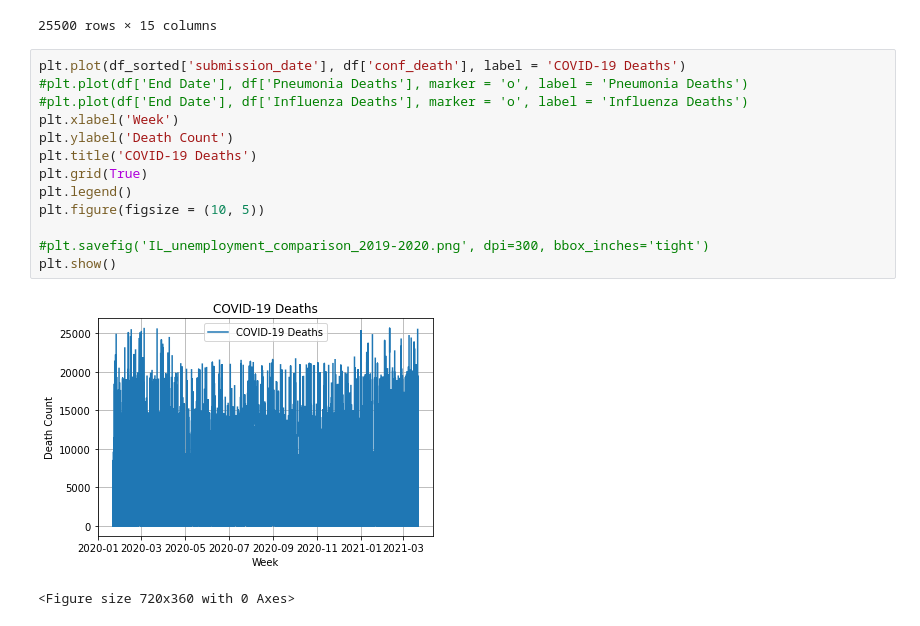
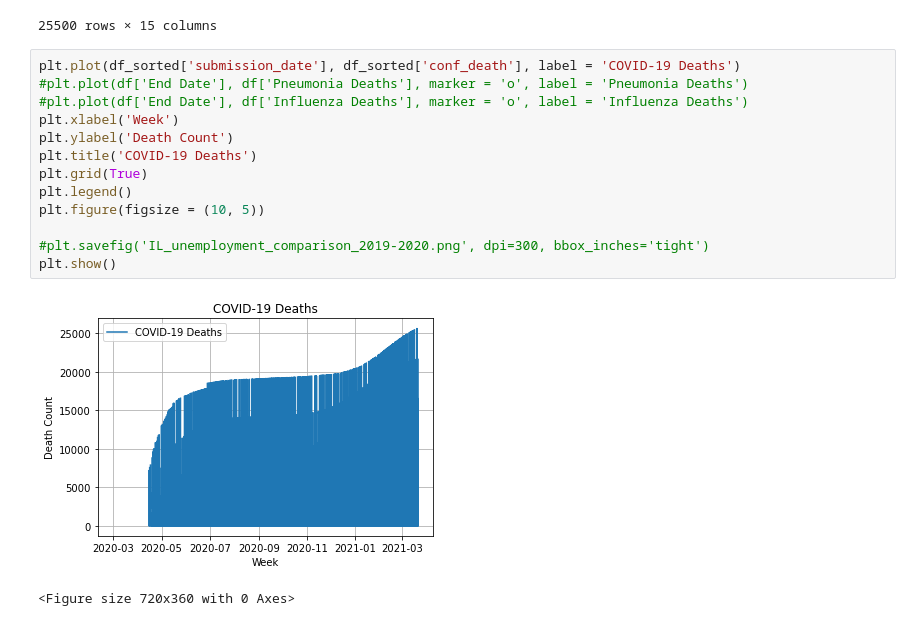
Before and after one commit to erickzli/IS597-COVID-Project, a Jupyter notebook: Kerstin's Folder/Clean Data- US Cases and Deaths by State Over Time.ipynb, the cells around one changed output. Drawn from its saved outputs; the diff is of its cells as text.

Commit message:
Sort df by date

```diff
--- a/Kerstin's Folder/Clean Data- US Cases and Deaths by State Over Time.ipynb
+++ b/Kerstin's Folder/Clean Data- US Cases and Deaths by State Over Time.ipynb
@@ -212,18 +212,18 @@ df_sorted
 | 14095 | 2021-03-21 | GU | 7780 | NaN | NaN | 0 | 0.0 | 134 | ... |
 25500 rows × 15 columns
 # %%
-plt.plot(df_sorted['submission_date'], df['conf_death'], label = 'COVID-19 Deaths')
+plt.plot(df_sorted['submission_date'], df_sorted['conf_death'], label = 'COVID-19 Deaths')
 #plt.plot(df['End Date'], df['Pneumonia Deaths'], marker = 'o', label = 'Pneumonia Deaths')
 #plt.plot(df['End Date'], df['Influenza Deaths'], marker = 'o', label = 'Influenza Deaths')
 plt.xlabel('Week')
 plt.ylabel('Death Count')
 plt.title('COVID-19 Deaths')
 plt.grid(True)
 plt.legend()
 plt.figure(figsize = (10, 5))
 
 #plt.savefig('IL_unemployment_comparison_2019-2020.png', dpi=300, bbox_inches='tight')
 plt.show()
 # %% [output]
-[figure, old version]
+[figure, new version]
 <Figure size 720x360 with 0 Axes>
```
Also changed, not shown: 1 other file.
